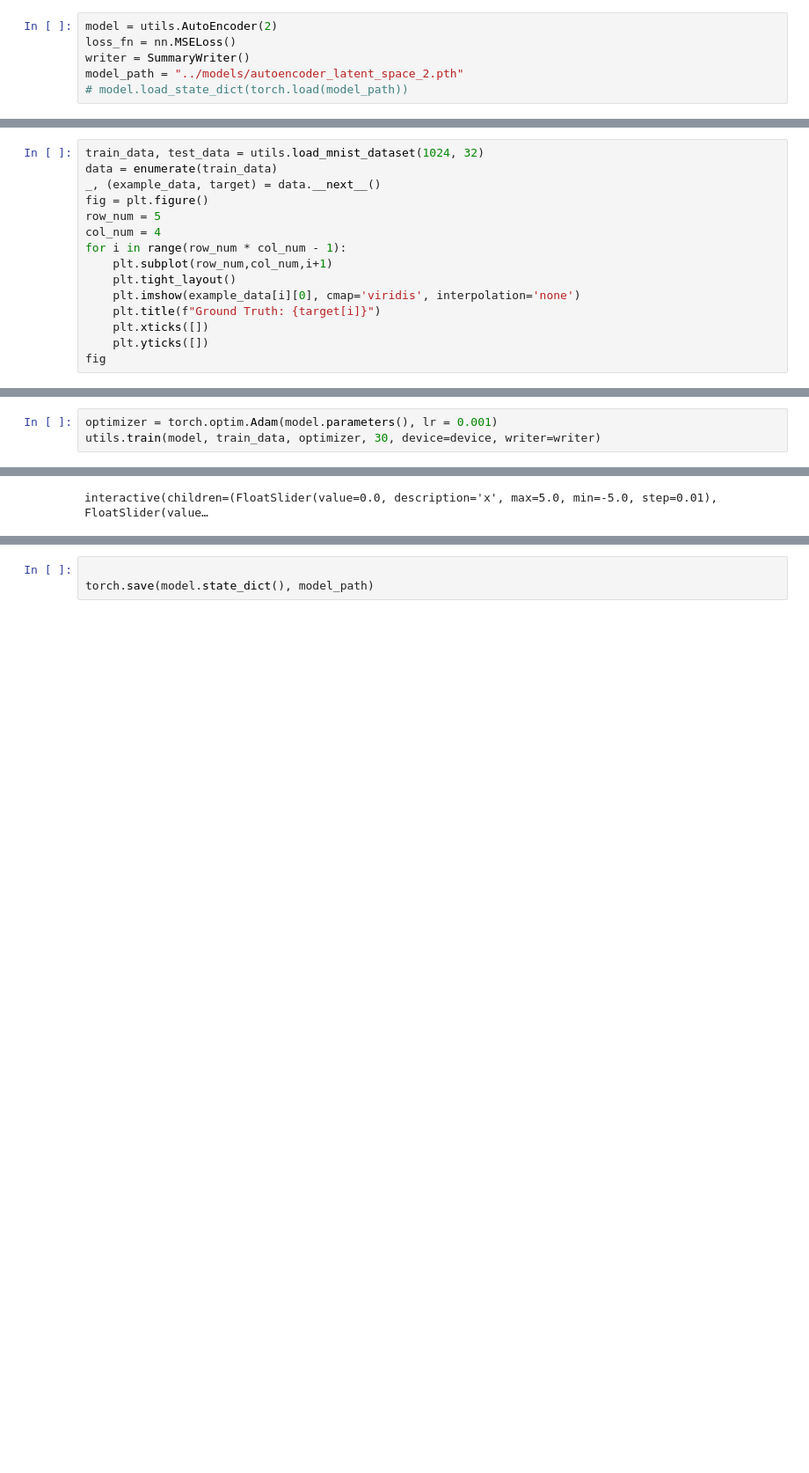
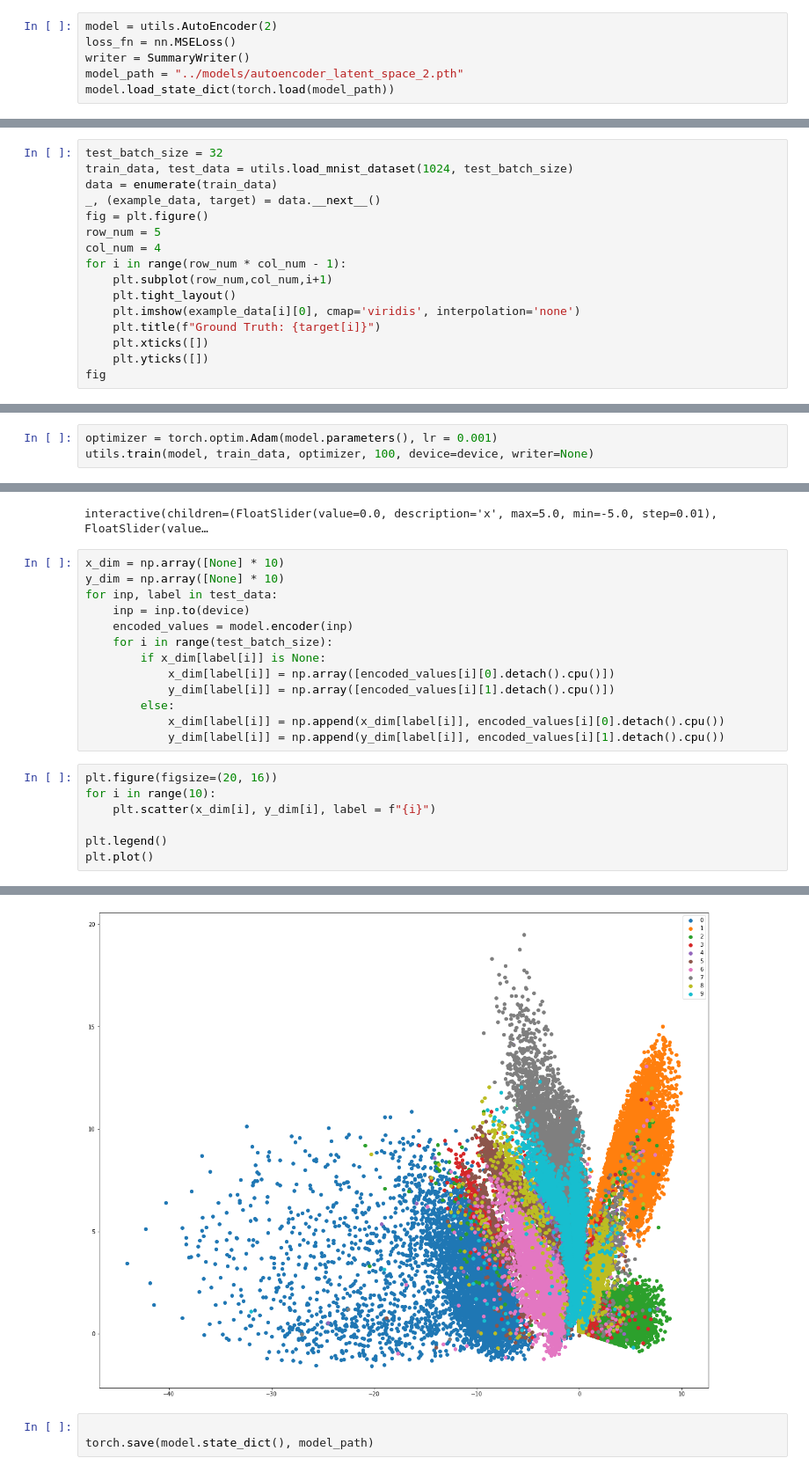
Before and after one commit to Imsanskar/Deep-Learning, a Jupyter notebook: Autoencoder/autoencoder.ipynb, the cells around one changed output, grey strips where cells are left out. Shown at 88% size. Cells and saved outputs as stored; diff of their text form; blank space fills up the shorter version.

```diff
--- a/Autoencoder/autoencoder.ipynb
+++ b/Autoencoder/autoencoder.ipynb
@@ -13,4 +13,4 @@ model = utils.AutoEncoder(2)
 loss_fn = nn.MSELoss()
 writer = SummaryWriter()
 model_path = "../models/autoencoder_latent_space_2.pth"
-# model.load_state_dict(torch.load(model_path))
+model.load_state_dict(torch.load(model_path))
@@ -17,5 +19,6 @@ model_path = "../models/autoencoder_latent_space_2.pth"
 # %%
-train_data, test_data = utils.load_mnist_dataset(1024, 32)
+test_batch_size = 32
+train_data, test_data = utils.load_mnist_dataset(1024, test_batch_size)
 data = enumerate(train_data)
 _, (example_data, target) = data.__next__()
 fig = plt.figure()
@@ -39,5 +42,5 @@ device
 'cuda'
 # %%
 optimizer = torch.optim.Adam(model.parameters(), lr = 0.001)
-utils.train(model, train_data, optimizer, 30, device=device, writer=writer)
+utils.train(model, train_data, optimizer, 100, device=device, writer=None)
 # %% [output]
@@ -100,3 +86,24 @@ def get_image(x, y):
     plt.imshow(model.decode(torch.tensor([x, y]).unsqueeze(0).to(device))[0][0].detach().cpu().numpy())
 # %% [output]
 interactive(children=(FloatSlider(value=0.0, description='x', max=5.0, min=-5.0, step=0.01), FloatSlider(value…
+# %%
+x_dim = np.array([None] * 10)
+y_dim = np.array([None] * 10)
+for inp, label in test_data:
+    inp = inp.to(device)
+    encoded_values = model.encoder(inp)
+    for i in range(test_batch_size):
+        if x_dim[label[i]] is None:
+            x_dim[label[i]] = np.array([encoded_values[i][0].detach().cpu()])
+            y_dim[label[i]] = np.array([encoded_values[i][1].detach().cpu()])
+        else:
+            x_dim[label[i]] = np.append(x_dim[label[i]], encoded_values[i][0].detach().cpu())
+            y_dim[label[i]] = np.append(y_dim[label[i]], encoded_values[i][1].detach().cpu())
+# %%
+plt.figure(figsize=(20, 16))
+for i in range(10):
+    plt.scatter(x_dim[i], y_dim[i], label = f"{i}")
+
+plt.legend()
+plt.plot()
+# %% [output]
@@ -103,3 +111,4 @@ interactive(children=(FloatSlider(value=0.0, description='x', max=5.0, min=-5.0,
+[figure, added]
 # %%
 
 torch.save(model.state_dict(), model_path)
```
Also changed, not shown: parts of 4 cells of this notebook, 1 other file.
